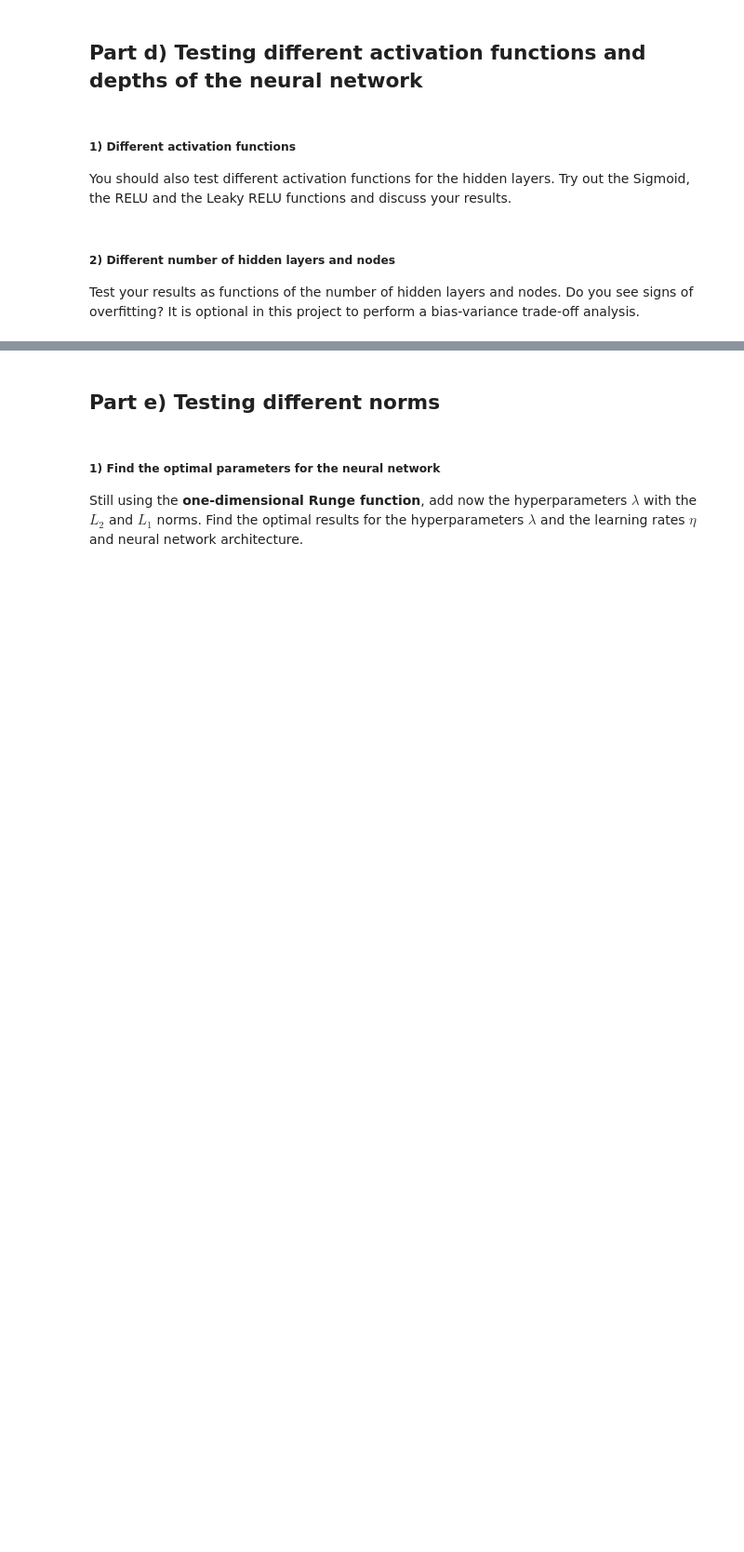
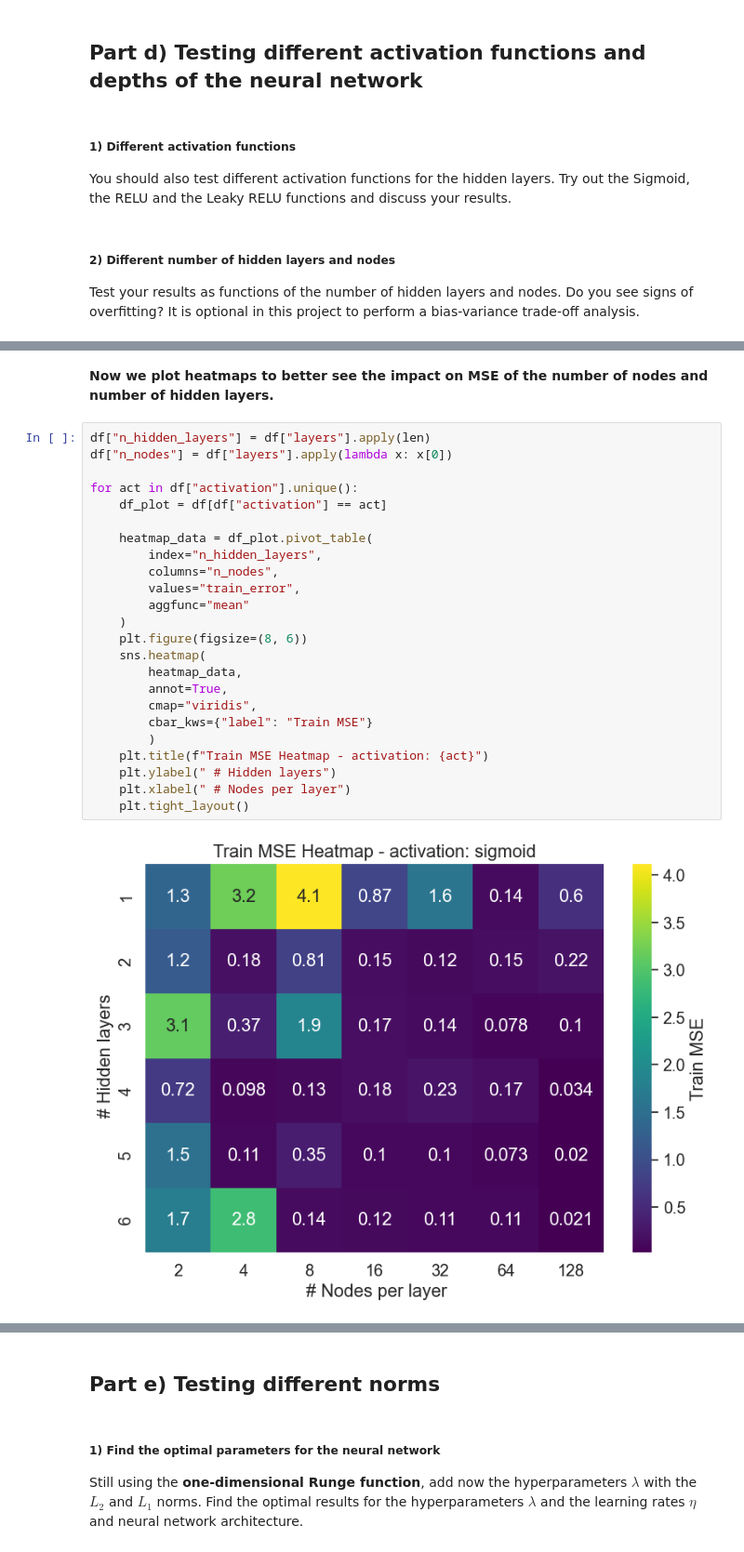
Before and after one commit to kjes4pres/Project_2_FYSSTK, a Jupyter notebook: Code/main/main_all.ipynb, the cells around one changed output, grey strips where cells are left out. Shown at 93% size. Saved outputs shown, nothing was run; the diff lists cells and outputs as text; blank space fills up the shorter version.

```diff
--- a/Code/main/main_all.ipynb
+++ b/Code/main/main_all.ipynb
@@ -555,0 +628,28 @@ Test your results as functions of the number of hidden layers and nodes. Do you
+# %% [markdown]
+**Now we plot heatmaps to better see the impact on MSE of the number of nodes and number of hidden layers.**
+# %%
+df["n_hidden_layers"] = df["layers"].apply(len)
+df["n_nodes"] = df["layers"].apply(lambda x: x[0])
+
+for act in df["activation"].unique():
+    df_plot = df[df["activation"] == act]
+
+    heatmap_data = df_plot.pivot_table(
+        index="n_hidden_layers",
+        columns="n_nodes",
+        values="train_error",
+        aggfunc="mean"
+    )
+    plt.figure(figsize=(8, 6))
+    sns.heatmap(
+        heatmap_data,
+        annot=True,
+        cmap="viridis",
+        cbar_kws={"label": "Train MSE"}
+        )
+    plt.title(f"Train MSE Heatmap - activation: {act}")
+    plt.ylabel(" # Hidden layers")
+    plt.xlabel(" # Nodes per layer")
+    plt.tight_layout()
+# %% [output]
+[figure, added]
```
Also changed, not shown: parts of 39 cells of this notebook.
